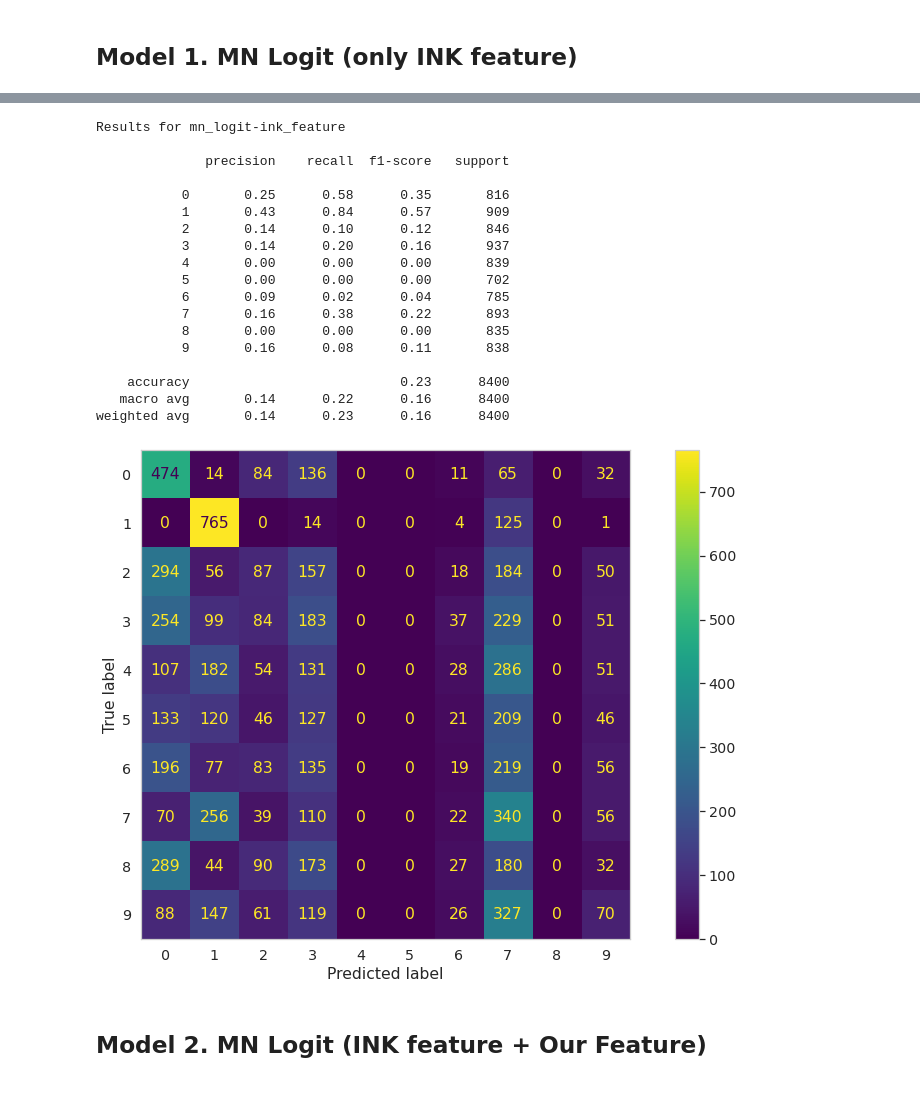
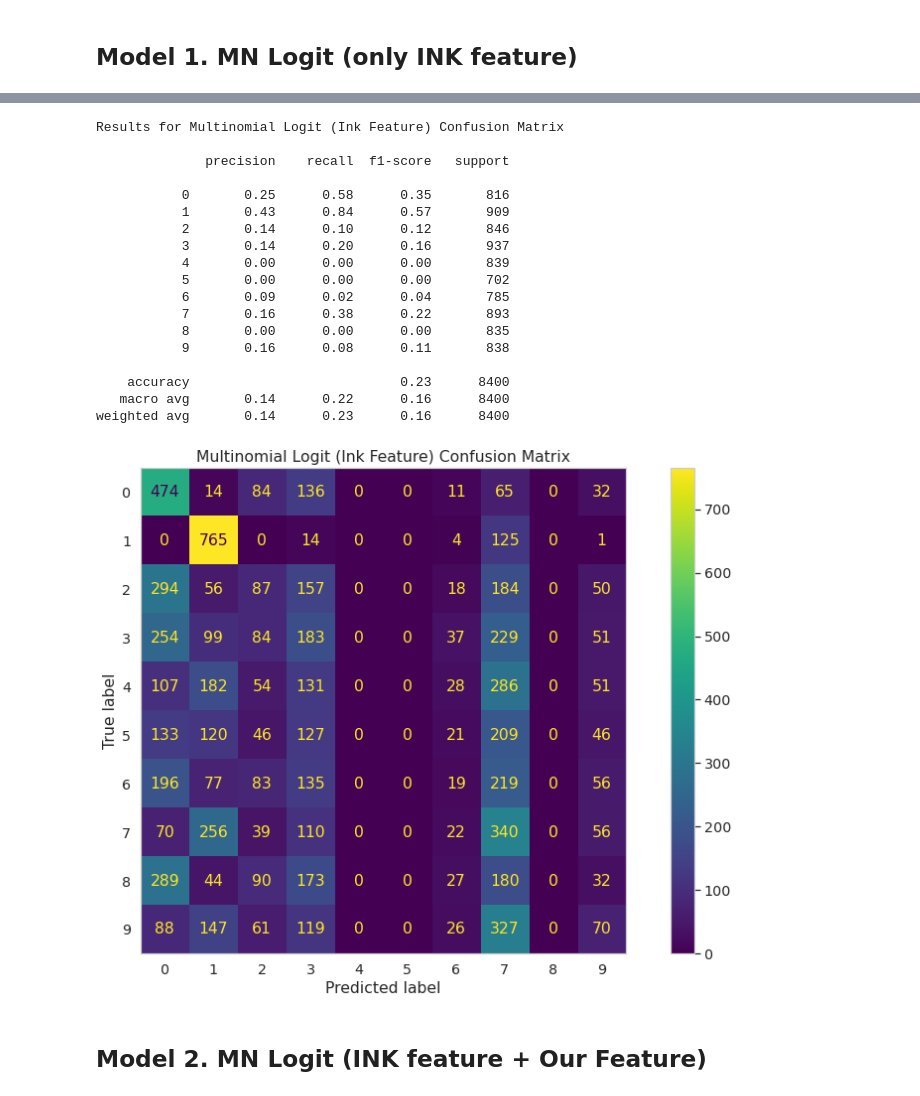
Before and after one commit to gusluchetti/uu-pattern-recognition, a Jupyter notebook: main.ipynb, the cells around one changed output, grey strips where cells are left out. Saved outputs shown, nothing was run; the diff lists cells and outputs as text; code cells hidden in the pictures.

```diff
--- a/main.ipynb
+++ b/main.ipynb
@@ -226,6 +341,7 @@ def show_results(filename, y_test, y_pred):
     cm = confusion_matrix(y_test, y_pred, labels=scaled_logit.classes_)
     disp = ConfusionMatrixDisplay(confusion_matrix=cm, display_labels=scaled_logit.classes_)
     disp.plot()
+    plt.title(filename)
     plt.grid(visible=None)
     plt.show()
     # TODO: how to save this as pic?
@@ -242,10 +358,7 @@ from sklearn.model_selection import train_test_split
 from sklearn.pipeline import make_pipeline
 from sklearn.preprocessing import StandardScaler
 
-l1f_features = ink.reshape(-1, 1) # reshaping since it's a single feature
-# I know the instructions mention we don´t need to do this now,
-# but I´d rather keep all models (reasonably) consistent
-l1f_train, l1f_test, y_l1f_train, y_l1f_test = train_test_split(l1f_features, labels,
+l1f_train, l1f_test, y_l1f_train, y_l1f_test = train_test_split(ink.reshape(-1,1), labels,
                                                     random_state=42,
                                                     test_size=0.2)
 
@@ -262,24 +375,24 @@ Took 0.21 seconds to train 1st LOGIT model (ink feature)
 # %%
-show_results("mn_logit-ink_feature", y_l1f_test, y_l1f_pred)
+show_results("Multinomial Logit (Ink Feature) Confusion Matrix", y_l1f_test, y_l1f_pred)
 # %% [output]
-Results for mn_logit-ink_feature
+Results for Multinomial Logit (Ink Feature) Confusion Matrix
 
               precision    recall  f1-score   support
 
            0       0.25      0.58      0.35       816
            1       0.43      0.84      0.57       909
            2       0.14      0.10      0.12       846
            3       0.14      0.20      0.16       937
            4       0.00      0.00      0.00       839
            5       0.00      0.00      0.00       702
            6       0.09      0.02      0.04       785
            7       0.16      0.38      0.22       893
            8       0.00      0.00      0.00       835
            9       0.16      0.08      0.11       838
 
     accuracy                           0.23      8400
    macro avg       0.14      0.22      0.16      8400
 weighted avg       0.14      0.23      0.16      8400
-[figure, old version]
+[figure, new version]
 # %% [markdown]
 ## Model 2. MN Logit (INK feature + Our Feature)
```
Also changed, not shown: parts of 23 cells of this notebook, 1 other file.
